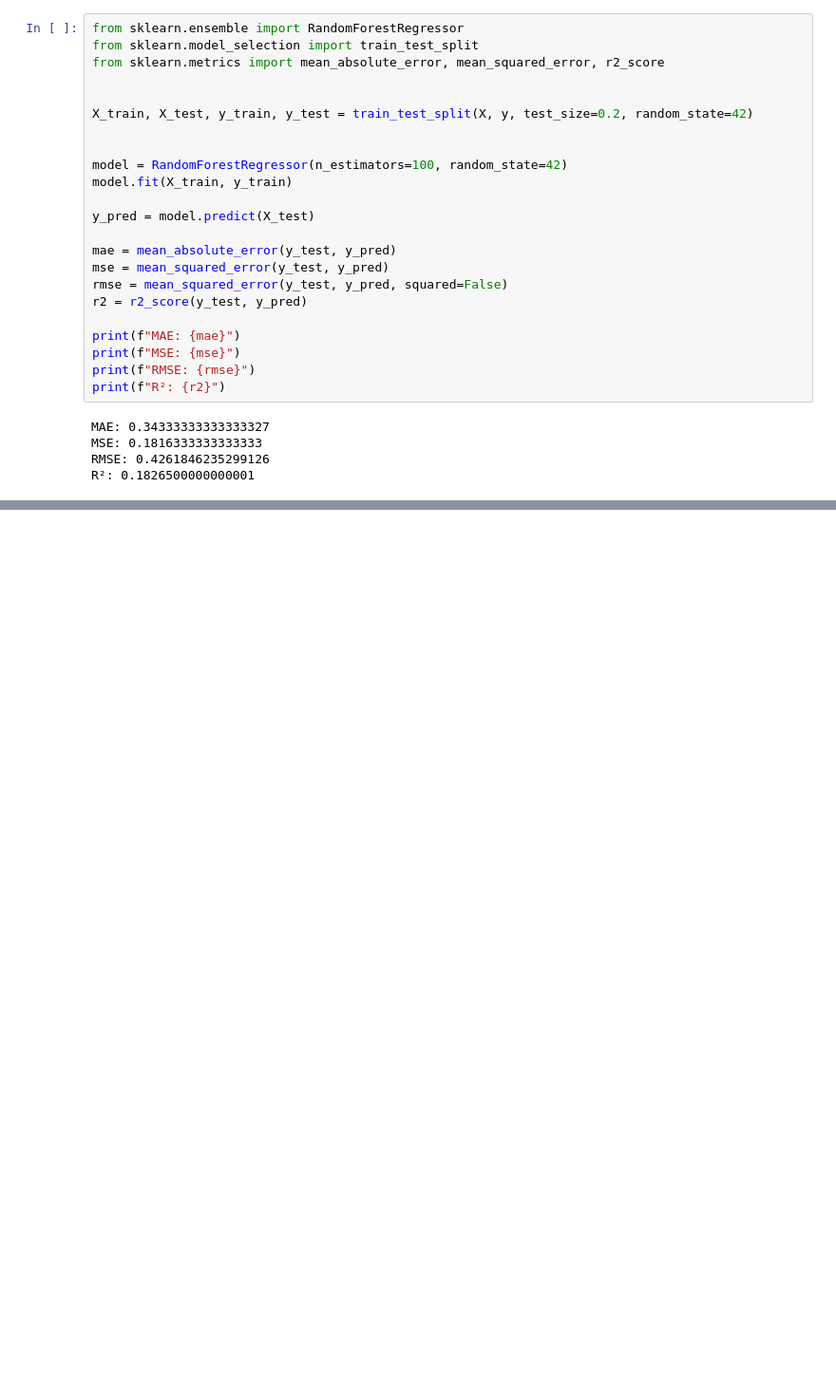
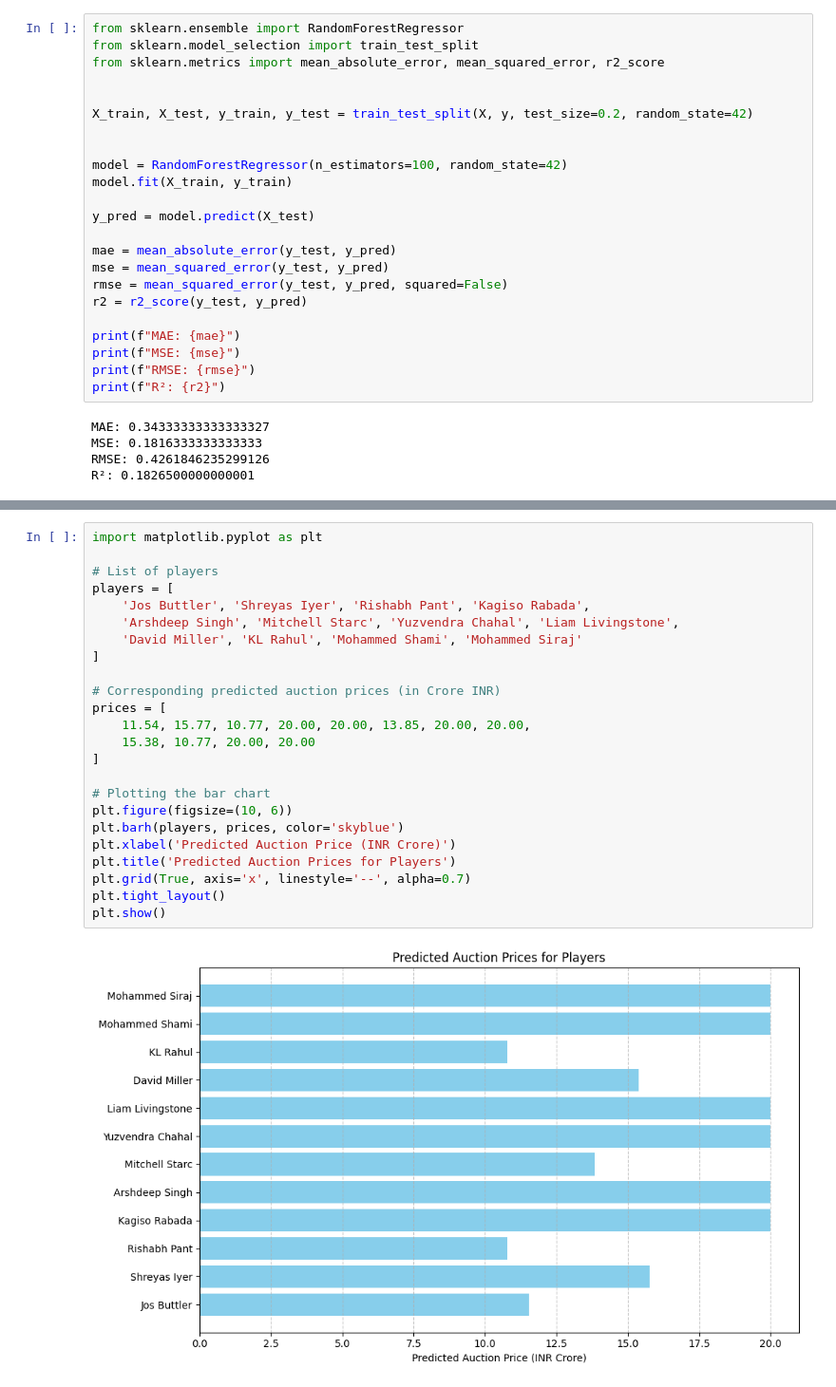
Before and after one commit to v-i-s-h-a-l-l/ML-Basic-Projects, a Jupyter notebook: players_salary_prediction_ipl_auction.ipynb, the cells around one changed output, grey strips where cells are left out. Shown at 95% size. Saved outputs shown, nothing was run; the diff lists cells and outputs as text; blank space fills up the shorter version.

```diff
--- a/players_salary_prediction_ipl_auction.ipynb
+++ b/players_salary_prediction_ipl_auction.ipynb
@@ -169,0 +121,26 @@ ValueError: X has 1 features, but RandomForestRegressor is expecting 12 features
+# %%
+import matplotlib.pyplot as plt
+
+# List of players
+players = [
+    'Jos Buttler', 'Shreyas Iyer', 'Rishabh Pant', 'Kagiso Rabada',
+    'Arshdeep Singh', 'Mitchell Starc', 'Yuzvendra Chahal', 'Liam Livingstone',
+    'David Miller', 'KL Rahul', 'Mohammed Shami', 'Mohammed Siraj'
+]
+
+# Corresponding predicted auction prices (in Crore INR)
+prices = [
+    11.54, 15.77, 10.77, 20.00, 20.00, 13.85, 20.00, 20.00,
+    15.38, 10.77, 20.00, 20.00
+]
+
+# Plotting the bar chart
+plt.figure(figsize=(10, 6))
+plt.barh(players, prices, color='skyblue')
+plt.xlabel('Predicted Auction Price (INR Crore)')
+plt.title('Predicted Auction Prices for Players')
+plt.grid(True, axis='x', linestyle='--', alpha=0.7)
+plt.tight_layout()
+plt.show()
+# %% [output]
+[figure, added]
```
Also changed, not shown: parts of 3 cells of this notebook.
